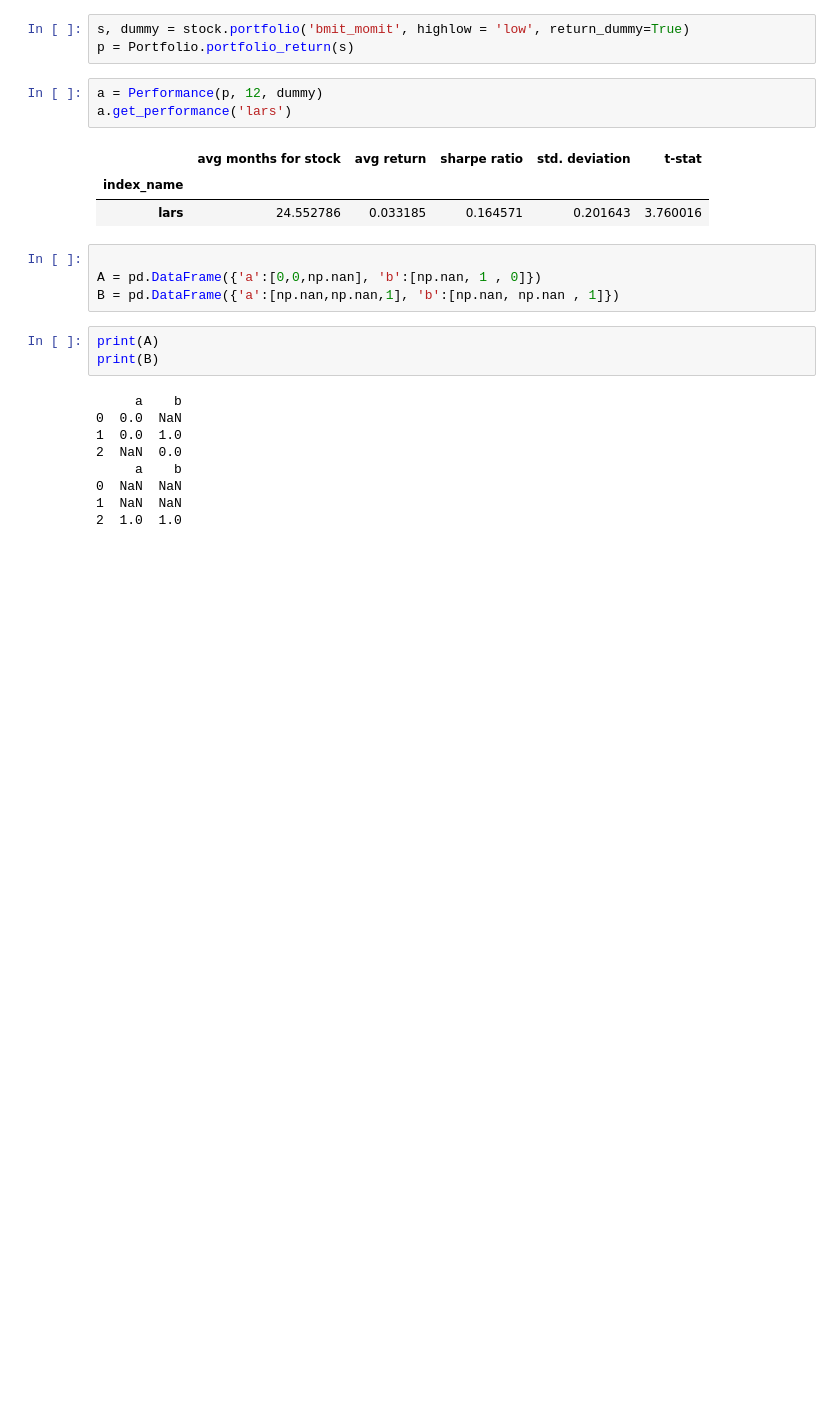
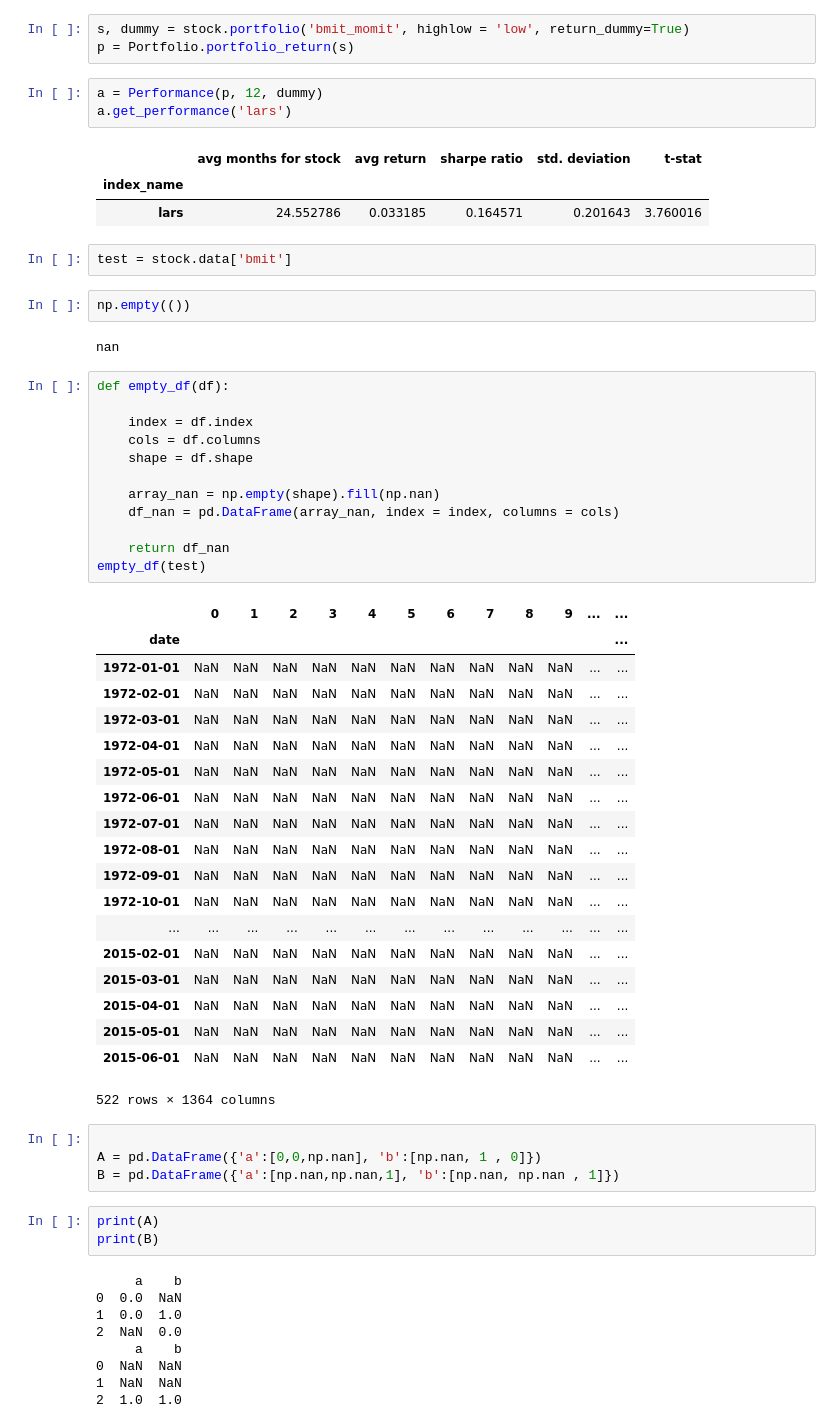
Before and after one commit to JakartaLaw/ASMA, a Jupyter notebook: ass2/Untitled.ipynb, the cells around one changed output. Cells and saved outputs as stored; diff of their text form; blank space fills up the shorter version.

```diff
--- a/ass2/Untitled.ipynb
+++ b/ass2/Untitled.ipynb
@@ -22,6 +22,44 @@ a.get_performance('lars')
 |  | avg months for stock | avg return | sharpe ratio | std. deviation | t-stat |
 | index_name |  |  |  |  |  |
 | lars | 24.552786 | 0.033185 | 0.164571 | 0.201643 | 3.760016 |
+# %%
+test = stock.data['bmit']
+# %%
+np.empty(())
+# %% [output]
+nan
+# %%
+def empty_df(df):
+
+    index = df.index
+    cols = df.columns
+    shape = df.shape
+
+    array_nan = np.empty(shape).fill(np.nan)
+    df_nan = pd.DataFrame(array_nan, index = index, columns = cols)
+
+    return df_nan
+empty_df(test)
+# %% [output]
+|  | 0 | 1 | 2 | 3 | 4 | 5 | 6 | 7 | 8 | 9 | ... | ... |
+| date |  |  |  |  |  |  |  |  |  |  |  | ... |
+| 1972-01-01 | NaN | NaN | NaN | NaN | NaN | NaN | NaN | NaN | NaN | NaN | ... | ... |
+| 1972-02-01 | NaN | NaN | NaN | NaN | NaN | NaN | NaN | NaN | NaN | NaN | ... | ... |
+| 1972-03-01 | NaN | NaN | NaN | NaN | NaN | NaN | NaN | NaN | NaN | NaN | ... | ... |
+| 1972-04-01 | NaN | NaN | NaN | NaN | NaN | NaN | NaN | NaN | NaN | NaN | ... | ... |
+| 1972-05-01 | NaN | NaN | NaN | NaN | NaN | NaN | NaN | NaN | NaN | NaN | ... | ... |
+| 1972-06-01 | NaN | NaN | NaN | NaN | NaN | NaN | NaN | NaN | NaN | NaN | ... | ... |
+| 1972-07-01 | NaN | NaN | NaN | NaN | NaN | NaN | NaN | NaN | NaN | NaN | ... | ... |
+| 1972-08-01 | NaN | NaN | NaN | NaN | NaN | NaN | NaN | NaN | NaN | NaN | ... | ... |
+| 1972-09-01 | NaN | NaN | NaN | NaN | NaN | NaN | NaN | NaN | NaN | NaN | ... | ... |
+| 1972-10-01 | NaN | NaN | NaN | NaN | NaN | NaN | NaN | NaN | NaN | NaN | ... | ... |
+| ... | ... | ... | ... | ... | ... | ... | ... | ... | ... | ... | ... | ... |
+| 2015-02-01 | NaN | NaN | NaN | NaN | NaN | NaN | NaN | NaN | NaN | NaN | ... | ... |
+| 2015-03-01 | NaN | NaN | NaN | NaN | NaN | NaN | NaN | NaN | NaN | NaN | ... | ... |
+| 2015-04-01 | NaN | NaN | NaN | NaN | NaN | NaN | NaN | NaN | NaN | NaN | ... | ... |
+| 2015-05-01 | NaN | NaN | NaN | NaN | NaN | NaN | NaN | NaN | NaN | NaN | ... | ... |
+| 2015-06-01 | NaN | NaN | NaN | NaN | NaN | NaN | NaN | NaN | NaN | NaN | ... | ... |
+522 rows × 1364 columns
 # %%
 
 A = pd.DataFrame({'a':[0,0,np.nan], 'b':[np.nan, 1 , 0]})
```
Also changed, not shown: parts of 2 cells of this notebook, 1 other file.
